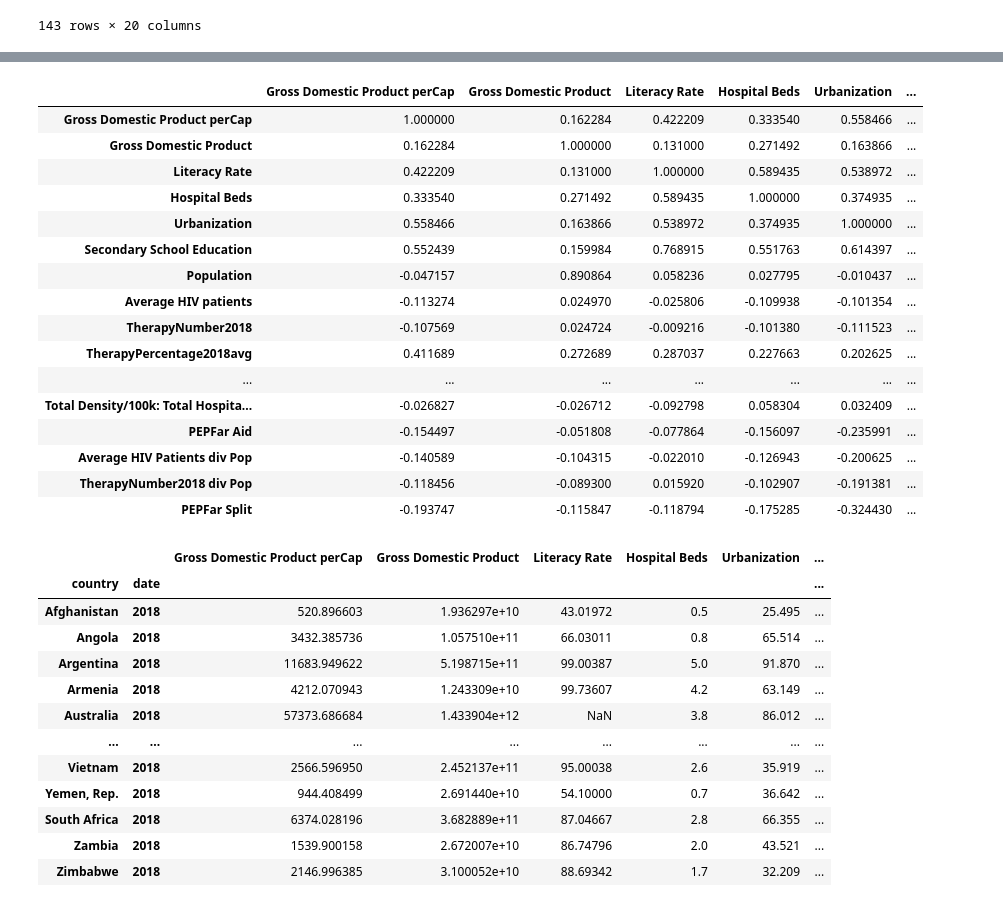
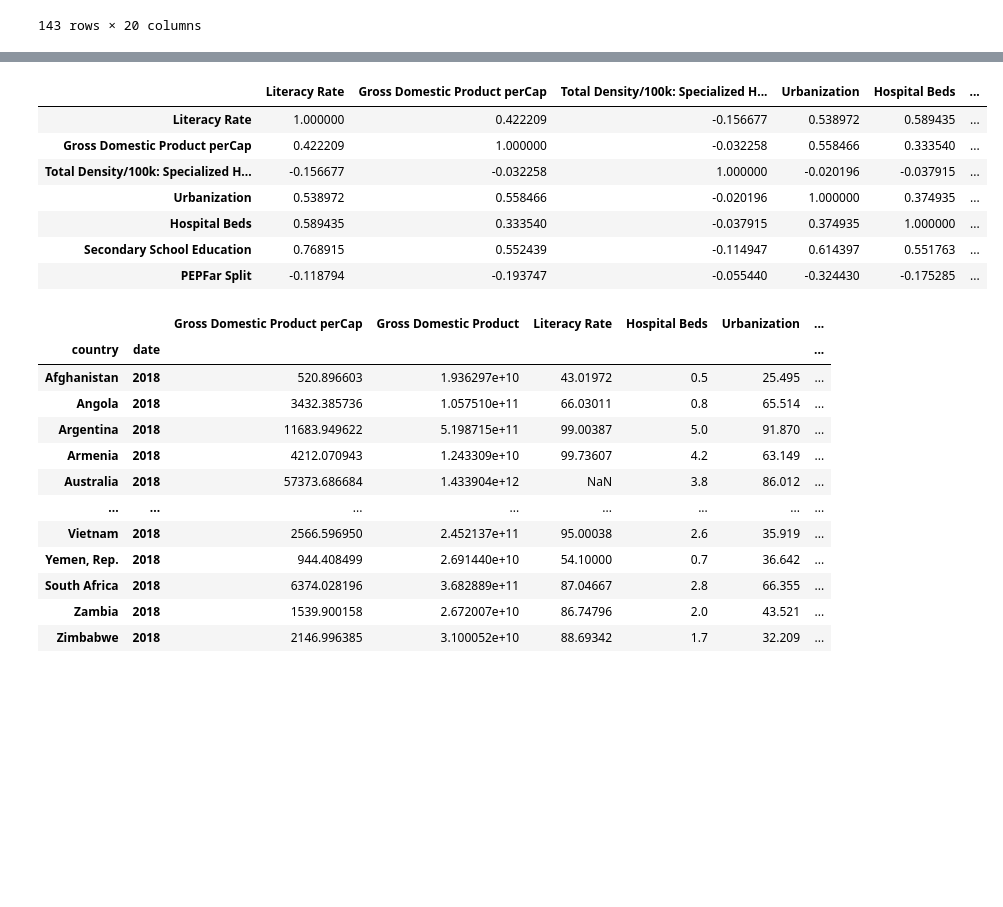
Before and after one commit to nvanrompaey/ImpactsHIVTreatment, a Jupyter notebook: CapstoneHIVtestings.ipynb, the cells around one changed output, grey strips where cells are left out. Cells and saved outputs as stored; diff of their text form; code cells hidden in the pictures; blank space fills up the shorter version.

```diff
--- a/CapstoneHIVtestings.ipynb
+++ b/CapstoneHIVtestings.ipynb
@@ -406,24 +406,18 @@ HIVpartcorr
 # %%
-HIVfullcorr = stat2.corr()
+HIVfullcorr = stat2[totlab].corr()
 HIVfullcorr
-# %% [output]
-|  | Gross Domestic Product perCap | Gross Domestic Product | Literacy Rate | Hospital Beds | Urbanization | ... |
-| Gross Domestic Product perCap | 1.000000 | 0.162284 | 0.422209 | 0.333540 | 0.558466 | ... |
-| Gross Domestic Product | 0.162284 | 1.000000 | 0.131000 | 0.271492 | 0.163866 | ... |
-| Literacy Rate | 0.422209 | 0.131000 | 1.000000 | 0.589435 | 0.538972 | ... |
-| Hospital Beds | 0.333540 | 0.271492 | 0.589435 | 1.000000 | 0.374935 | ... |
-| Urbanization | 0.558466 | 0.163866 | 0.538972 | 0.374935 | 1.000000 | ... |
-| Secondary School Education | 0.552439 | 0.159984 | 0.768915 | 0.551763 | 0.614397 | ... |
-| Population | -0.047157 | 0.890864 | 0.058236 | 0.027795 | -0.010437 | ... |
-| Average HIV patients | -0.113274 | 0.024970 | -0.025806 | -0.109938 | -0.101354 | ... |
-| TherapyNumber2018 | -0.107569 | 0.024724 | -0.009216 | -0.101380 | -0.111523 | ... |
-| TherapyPercentage2018avg | 0.411689 | 0.272689 | 0.287037 | 0.227663 | 0.202625 | ... |
-| ... | ... | ... | ... | ... | ... | ... |
-| Total Density/100k: Total Hospita... | -0.026827 | -0.026712 | -0.092798 | 0.058304 | 0.032409 | ... |
-| PEPFar Aid | -0.154497 | -0.051808 | -0.077864 | -0.156097 | -0.235991 | ... |
-| Average HIV Patients div Pop | -0.140589 | -0.104315 | -0.022010 | -0.126943 | -0.200625 | ... |
-| TherapyNumber2018 div Pop | -0.118456 | -0.089300 | 0.015920 | -0.102907 | -0.191381 | ... |
-| PEPFar Split | -0.193747 | -0.115847 | -0.118794 | -0.175285 | -0.324430 | ... |
+# %%
+stat2[['Literacy Rate','Gross Domestic Product perCap','Total Density/100k: Specialized Hospitals 2013',
+          'Urbanization', 'Hospital Beds','Secondary School Education','PEPFar Split']].corr()
+# %% [output]
+|  | Literacy Rate | Gross Domestic Product perCap | Total Density/100k: Specialized H... | Urbanization | Hospital Beds | ... |
+| Literacy Rate | 1.000000 | 0.422209 | -0.156677 | 0.538972 | 0.589435 | ... |
+| Gross Domestic Product perCap | 0.422209 | 1.000000 | -0.032258 | 0.558466 | 0.333540 | ... |
+| Total Density/100k: Specialized H... | -0.156677 | -0.032258 | 1.000000 | -0.020196 | -0.037915 | ... |
+| Urbanization | 0.538972 | 0.558466 | -0.020196 | 1.000000 | 0.374935 | ... |
+| Hospital Beds | 0.589435 | 0.333540 | -0.037915 | 0.374935 | 1.000000 | ... |
+| Secondary School Education | 0.768915 | 0.552439 | -0.114947 | 0.614397 | 0.551763 | ... |
+| PEPFar Split | -0.118794 | -0.193747 | -0.055440 | -0.324430 | -0.175285 | ... |
 # %%
 HIVmean = stat2.mean(axis=0)
 HIVstd = stat2.std(axis=0)
```
Also changed, not shown: parts of 3 cells of this notebook, 11 other files.
